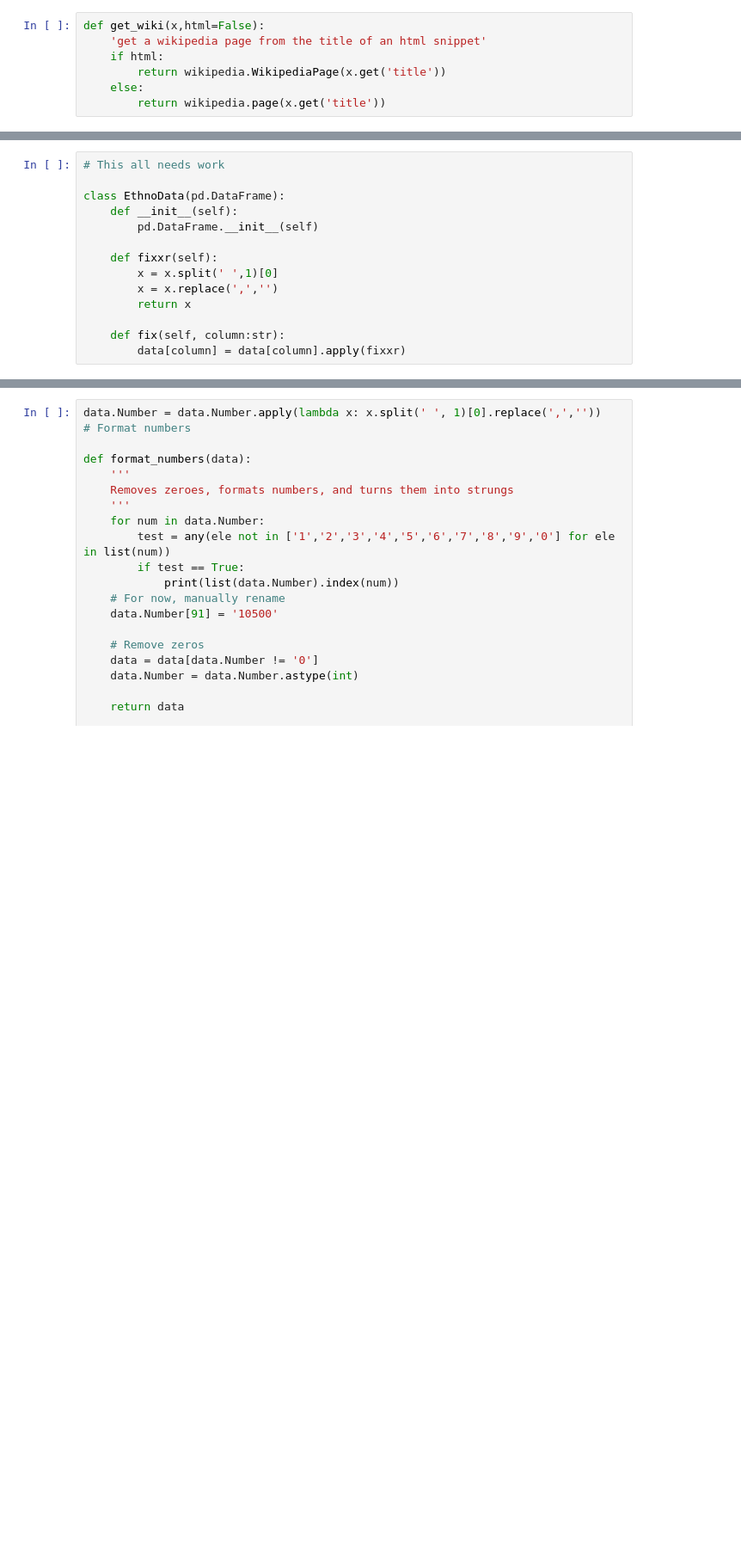
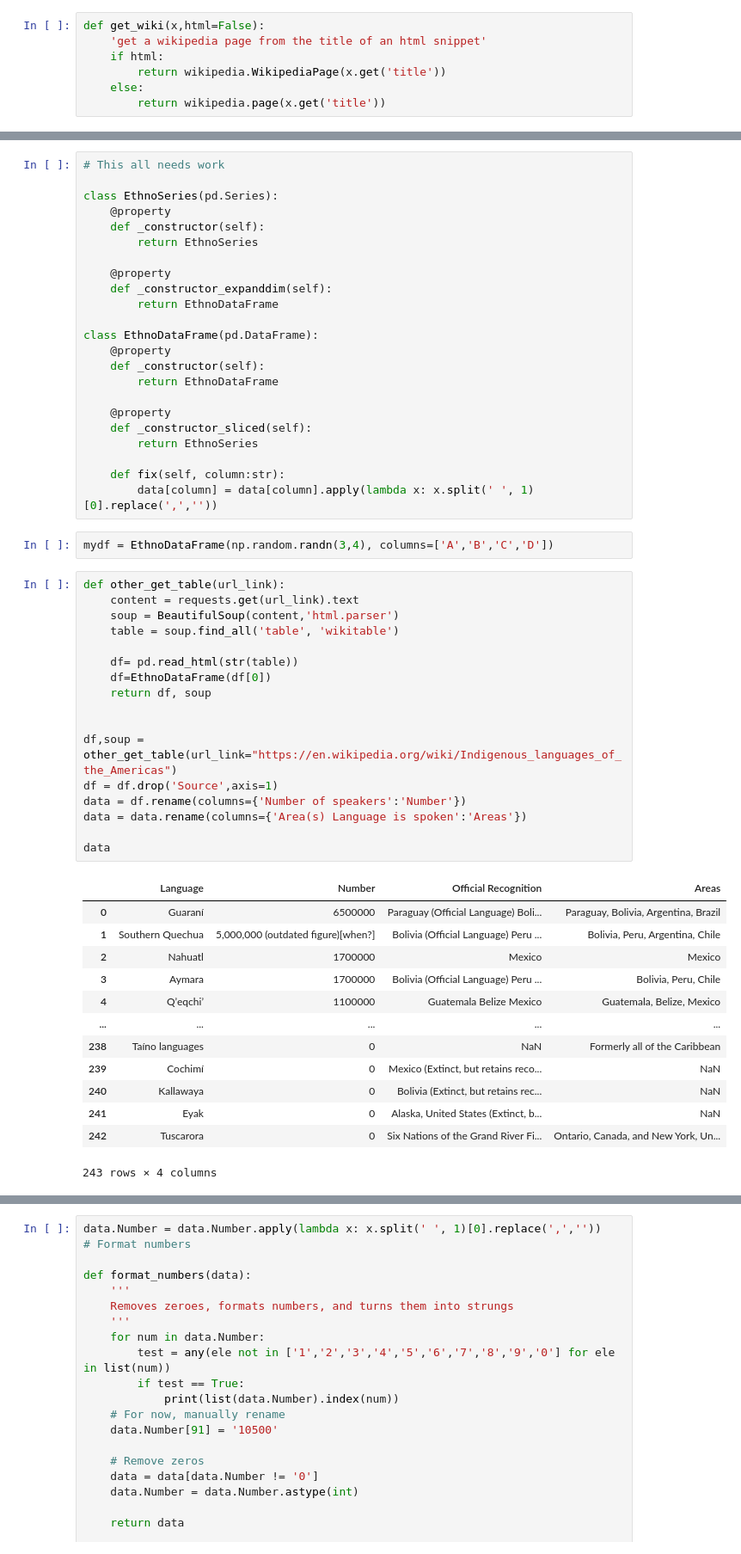
Before and after one commit to Ian-TWhatley/Indigenous-Langugage-Vitality-Webscraper, a Jupyter notebook: Native_Lang.ipynb, the cells around one changed output, grey strips where cells are left out. Shown at 86% size. Cells and saved outputs as stored; diff of their text form; blank space fills up the shorter version.

```diff
--- a/Native_Lang.ipynb
+++ b/Native_Lang.ipynb
@@ -48,14 +49,56 @@ data
 # %%
 # This all needs work
 
-class EthnoData(pd.DataFrame):
-    def __init__(self):
-        pd.DataFrame.__init__(self)
+class EthnoSeries(pd.Series):
+    @property
+    def _constructor(self):
+        return EthnoSeries
 
-    def fixxr(self):
-        x = x.split(' ',1)[0]
-        x = x.replace(',','')
-        return x
+    @property
+    def _constructor_expanddim(self):
+        return EthnoDataFrame
+
+class EthnoDataFrame(pd.DataFrame):
+    @property
+    def _constructor(self):
+        return EthnoDataFrame
+
+    @property
+    def _constructor_sliced(self):
+        return EthnoSeries
 
     def fix(self, column:str):
-        data[column] = data[column].apply(fixxr)
+        data[column] = data[column].apply(lambda x: x.split(' ', 1)[0].replace(',',''))
+# %%
+mydf = EthnoDataFrame(np.random.randn(3,4), columns=['A','B','C','D'])
+# %%
+def other_get_table(url_link):
+    content = requests.get(url_link).text
+    soup = BeautifulSoup(content,'html.parser')
+    table = soup.find_all('table', 'wikitable')
+
+    df= pd.read_html(str(table))
+    df=EthnoDataFrame(df[0])
+    return df, soup
+
+
+df,soup = other_get_table(url_link="https://en.wikipedia.org/wiki/Indigenous_languages_of_the_Americas")
+df = df.drop('Source',axis=1)
+data = df.rename(columns={'Number of speakers':'Number'})
+data = data.rename(columns={'Area(s) Language is spoken':'Areas'})
+
+data
+# %% [output]
+|  | Language | Number | Official Recognition | Areas |
+| 0 | Guaraní | 6500000 | Paraguay (Official Language) Boli... | Paraguay, Bolivia, Argentina, Brazil |
+| 1 | Southern Quechua | 5,000,000 (outdated figure)[when?] | Bolivia (Official Language) Peru ... | Bolivia, Peru, Argentina, Chile |
+| 2 | Nahuatl | 1700000 | Mexico | Mexico |
+| 3 | Aymara | 1700000 | Bolivia (Official Language) Peru ... | Bolivia, Peru, Chile |
+| 4 | Qʼeqchiʼ | 1100000 | Guatemala Belize Mexico | Guatemala, Belize, Mexico |
+| ... | ... | ... | ... | ... |
+| 238 | Taíno languages | 0 | NaN | Formerly all of the Caribbean |
+| 239 | Cochimí | 0 | Mexico (Extinct, but retains reco... | NaN |
+| 240 | Kallawaya | 0 | Bolivia (Extinct, but retains rec... | NaN |
+| 241 | Eyak | 0 | Alaska, United States (Extinct, b... | NaN |
+| 242 | Tuscarora | 0 | Six Nations of the Grand River Fi... | Ontario, Canada, and New York, Un... |
+243 rows × 4 columns
```
Also changed, not shown: parts of 3 cells of this notebook.
